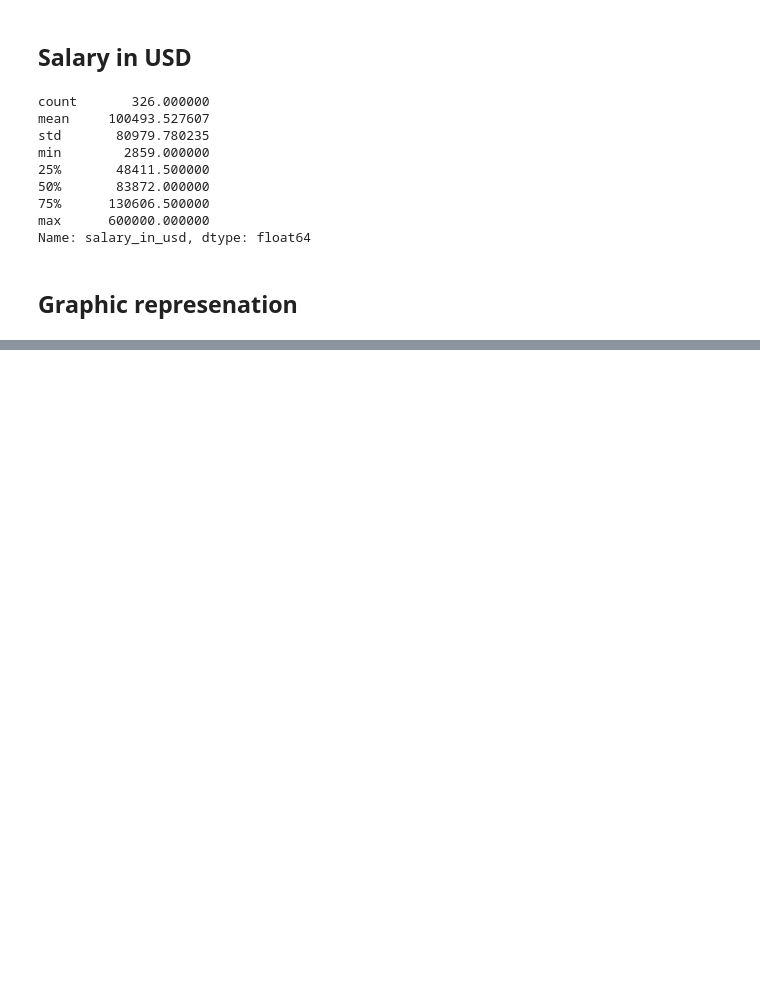
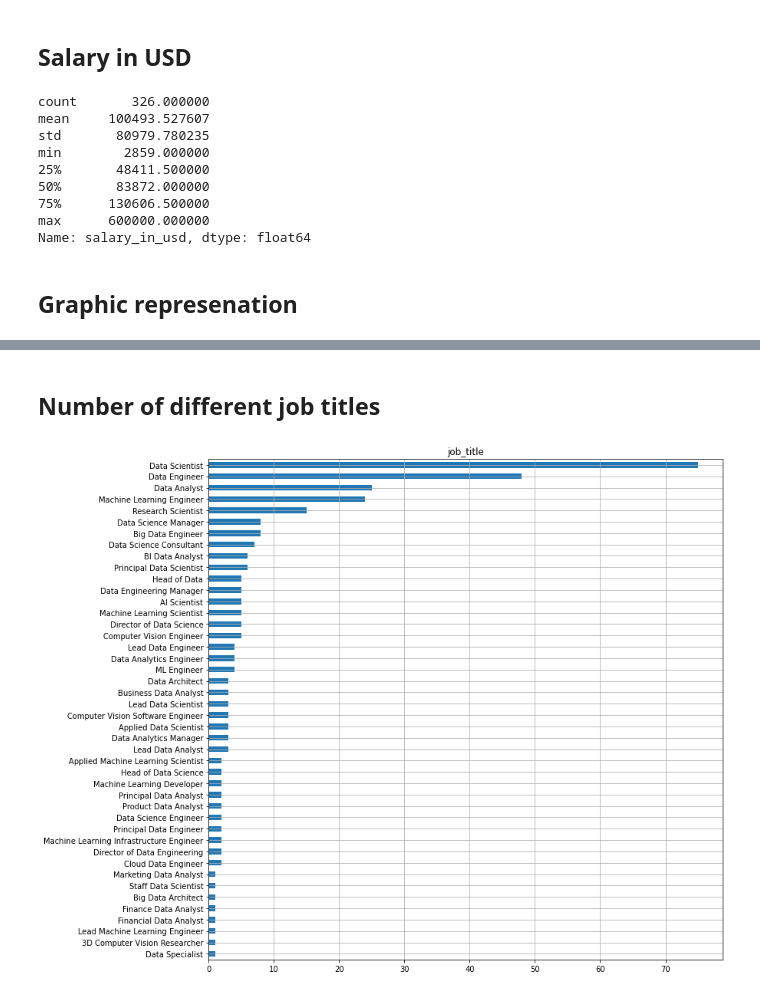
Before and after one commit to elna4os/ai-jobs-net-report, a Jupyter notebook: EDA.ipynb, the cells around one changed output, grey strips where cells are left out. Cells and saved outputs as stored; diff of their text form; code cells hidden in the pictures; blank space fills up the shorter version.

```diff
--- a/EDA.ipynb
+++ b/EDA.ipynb
@@ -120,0 +113,8 @@ plt.show()
+# %% [markdown]
+## Number of different job titles
+# %%
+job_title_frequencies = df.job_title.value_counts().sort_values()
+ax = job_title_frequencies.plot(kind='barh', title='job_title', figsize=(12, 12))
+ax.grid()
+# %% [output]
+[figure, added]
```
Also changed, not shown: parts of 24 cells of this notebook, 2 other files.
